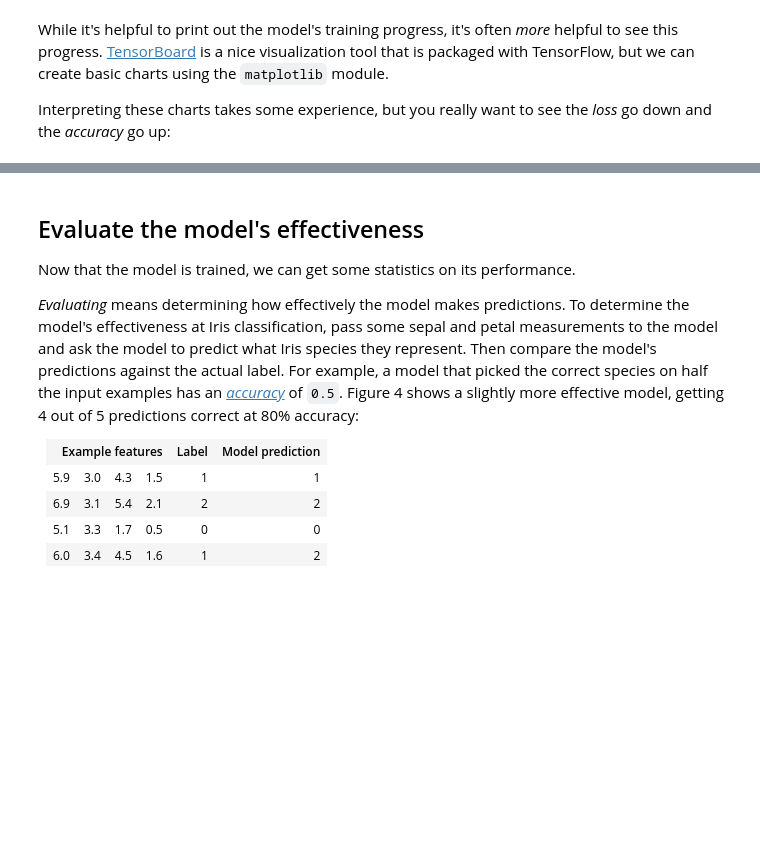
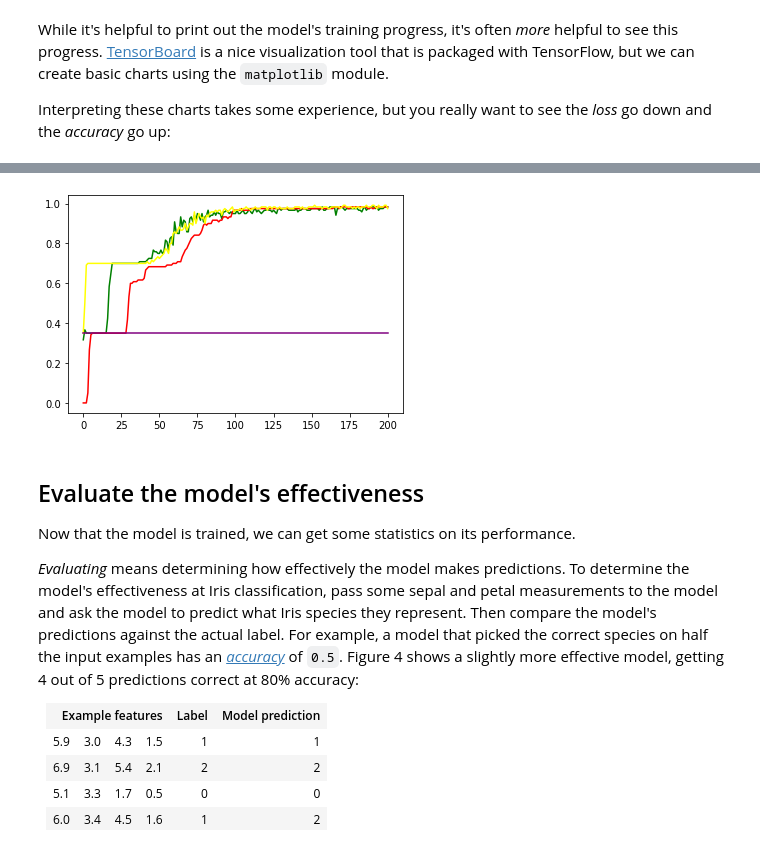
Before and after one commit to Machine-Learning-for-Finance/Machine-Learning-Algorithms, a Jupyter notebook: 04-Model Creation/07-CustomWalkthrough.ipynb, the cells around one changed output, grey strips where cells are left out. Saved outputs shown, nothing was run; the diff lists cells and outputs as text; code cells hidden in the pictures; blank space fills up the shorter version.

```diff
--- a/04-Model Creation/07-CustomWalkthrough.ipynb
+++ b/04-Model Creation/07-CustomWalkthrough.ipynb
@@ -457,3 +583,12 @@ plt.show()
+# %%
+COLORS = ['green','red','yellow', 'purple']
+
+for TL, TA, color in zip(TrainLoss, TrainAccu, COLORS):
+    plt.plot(TA, color=color)
+
+plt.show()
+# %% [output]
+[figure, added]
 # %% [markdown]
 ## Evaluate the model's effectiveness
 
```
Also changed, not shown: parts of 21 cells of this notebook, 1 other file.
